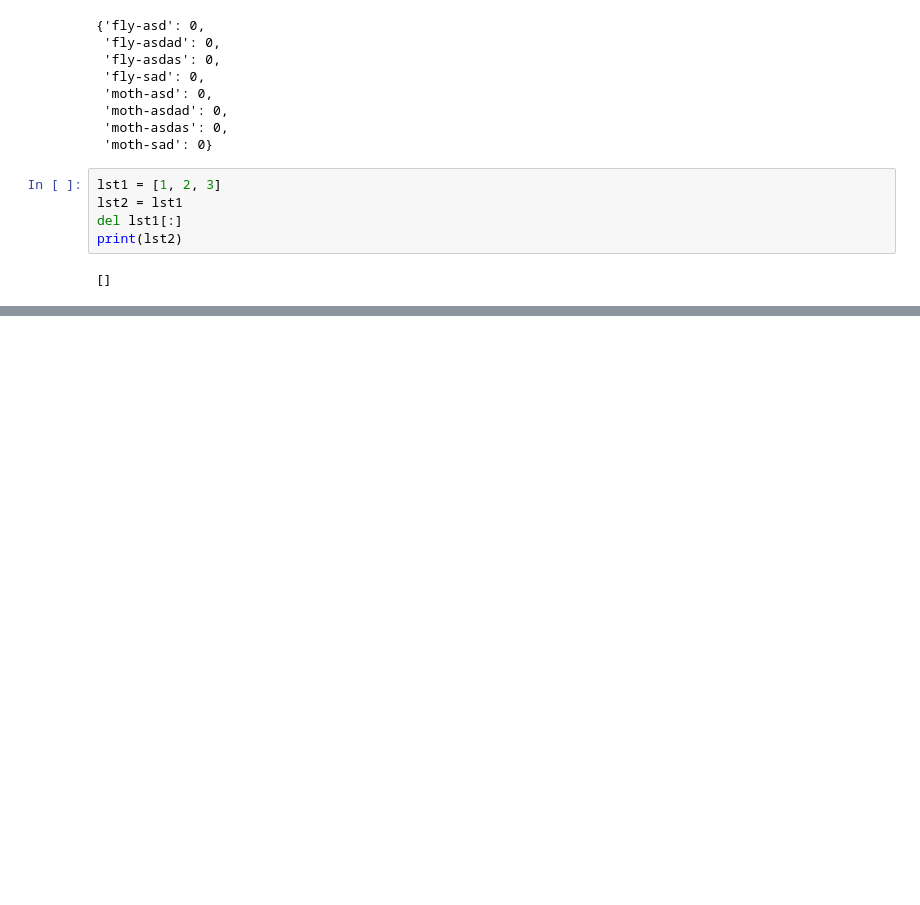
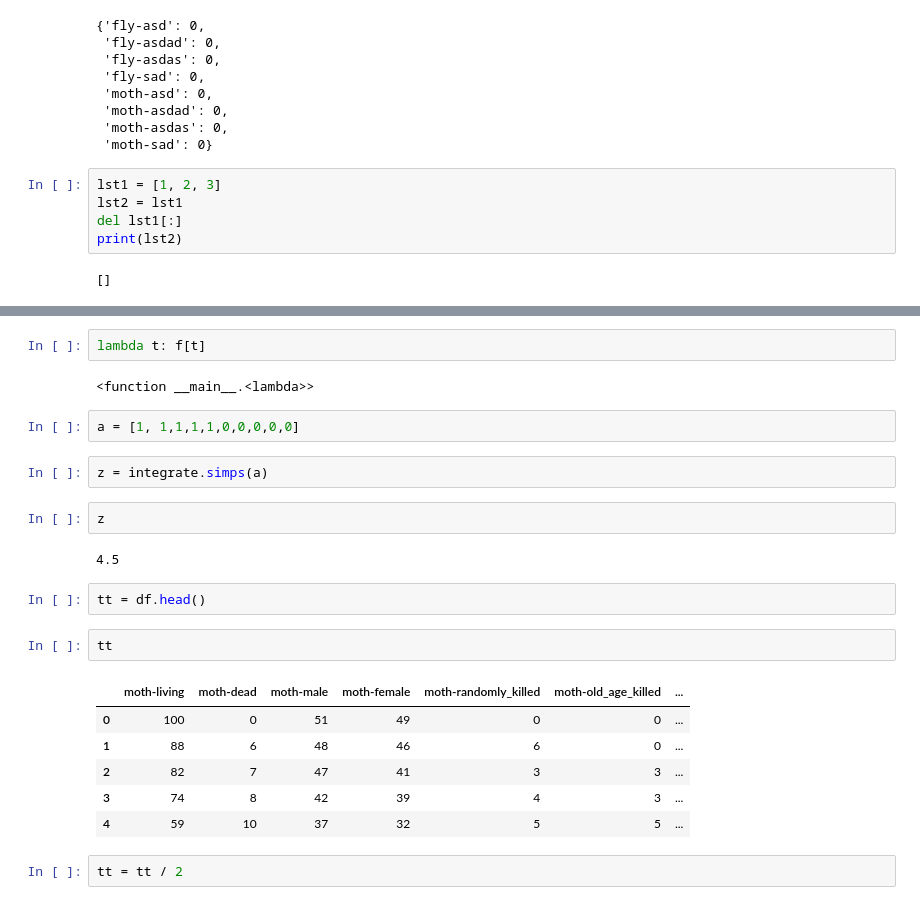
Before and after one commit to rab-ferrari/predator-prey-beetles-wasps, a Jupyter notebook: test.ipynb, the cells around one changed output, grey strips where cells are left out. Cells and saved outputs as stored; diff of their text form; blank space fills up the shorter version.

```diff
--- a/test.ipynb
+++ b/test.ipynb
@@ -579,0 +692,25 @@ print(lst2)
+# %%
+lambda t: f[t]
+# %% [output]
+<function __main__.<lambda>>
+# %%
+a = [1, 1,1,1,1,0,0,0,0,0]
+# %%
+z = integrate.simps(a)
+# %%
+z
+# %% [output]
+4.5
+# %%
+tt = df.head()
+# %%
+tt
+# %% [output]
+|  | moth-living | moth-dead | moth-male | moth-female | moth-randomly_killed | moth-old_age_killed | ... |
+| 0 | 100 | 0 | 51 | 49 | 0 | 0 | ... |
+| 1 | 88 | 6 | 48 | 46 | 6 | 0 | ... |
+| 2 | 82 | 7 | 47 | 41 | 3 | 3 | ... |
+| 3 | 74 | 8 | 42 | 39 | 4 | 3 | ... |
+| 4 | 59 | 10 | 37 | 32 | 5 | 5 | ... |
+# %%
+tt = tt / 2
```
Also changed, not shown: parts of 19 cells of this notebook.
